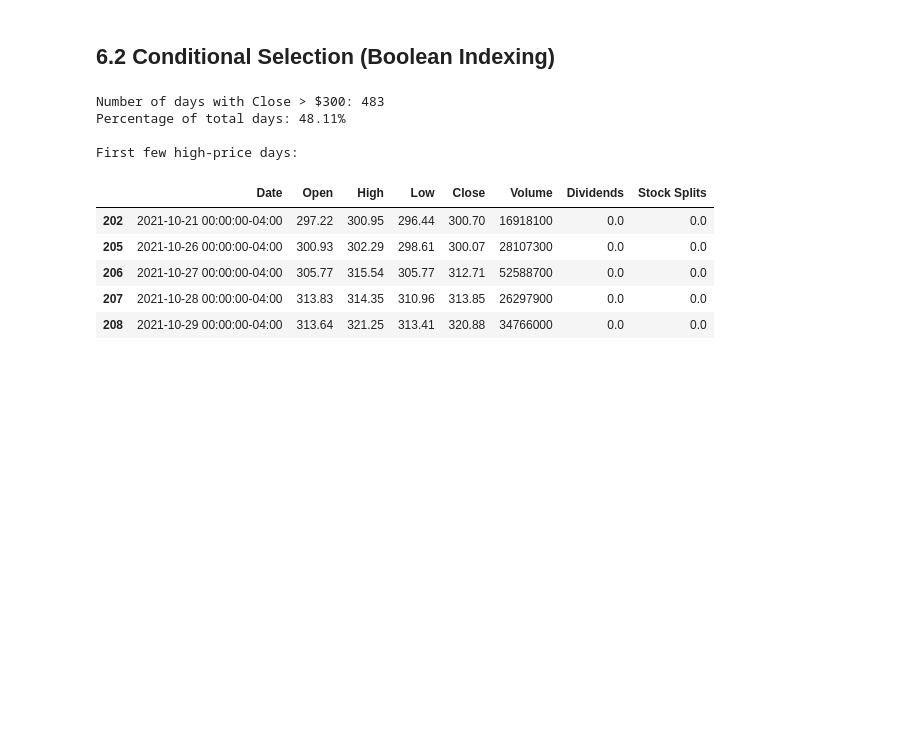
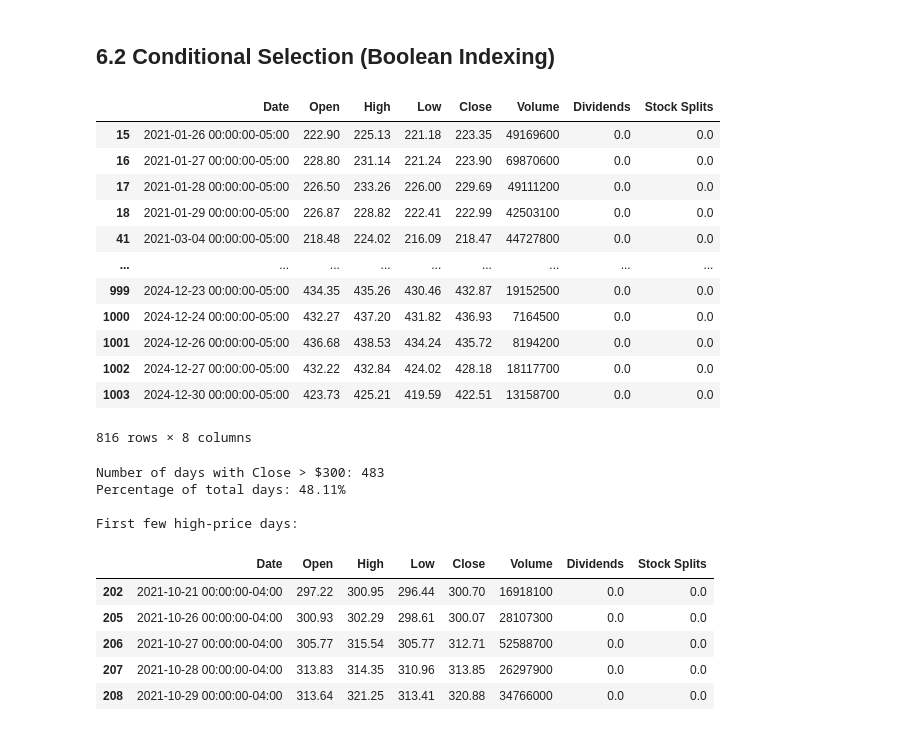
Before and after one commit to kuruscufatih/applied-finance-python, a Jupyter notebook: 0_learning_python/python_advanced/learning_pandas.ipynb, the cells around one changed output. Saved outputs shown, nothing was run; the diff lists cells and outputs as text; code cells hidden in the pictures; blank space fills up the shorter version.

```diff
--- a/0_learning_python/python_advanced/learning_pandas.ipynb
+++ b/0_learning_python/python_advanced/learning_pandas.ipynb
@@ -259,5 +427,21 @@ df[::50]
 # %% [markdown]
 ## 6.2 Conditional Selection (Boolean Indexing)
+# %%
+df[(df["Volume"] > 40_000_000) | (df["High"] > 250)]
+# %% [output]
+|  | Date | Open | High | Low | Close | Volume | Dividends | Stock Splits |
+| 15 | 2021-01-26 00:00:00-05:00 | 222.90 | 225.13 | 221.18 | 223.35 | 49169600 | 0.0 | 0.0 |
+| 16 | 2021-01-27 00:00:00-05:00 | 228.80 | 231.14 | 221.24 | 223.90 | 69870600 | 0.0 | 0.0 |
+| 17 | 2021-01-28 00:00:00-05:00 | 226.50 | 233.26 | 226.00 | 229.69 | 49111200 | 0.0 | 0.0 |
+| 18 | 2021-01-29 00:00:00-05:00 | 226.87 | 228.82 | 222.41 | 222.99 | 42503100 | 0.0 | 0.0 |
+| 41 | 2021-03-04 00:00:00-05:00 | 218.48 | 224.02 | 216.09 | 218.47 | 44727800 | 0.0 | 0.0 |
+| ... | ... | ... | ... | ... | ... | ... | ... | ... |
+| 999 | 2024-12-23 00:00:00-05:00 | 434.35 | 435.26 | 430.46 | 432.87 | 19152500 | 0.0 | 0.0 |
+| 1000 | 2024-12-24 00:00:00-05:00 | 432.27 | 437.20 | 431.82 | 436.93 | 7164500 | 0.0 | 0.0 |
+| 1001 | 2024-12-26 00:00:00-05:00 | 436.68 | 438.53 | 434.24 | 435.72 | 8194200 | 0.0 | 0.0 |
+| 1002 | 2024-12-27 00:00:00-05:00 | 432.22 | 432.84 | 424.02 | 428.18 | 18117700 | 0.0 | 0.0 |
+| 1003 | 2024-12-30 00:00:00-05:00 | 423.73 | 425.21 | 419.59 | 422.51 | 13158700 | 0.0 | 0.0 |
+816 rows × 8 columns
 # %%
 # Days where closing price was above $300
 high_price_days = df[df['Close'] > 300]
```
Also changed, not shown: parts of 38 cells of this notebook, 2 other files.
